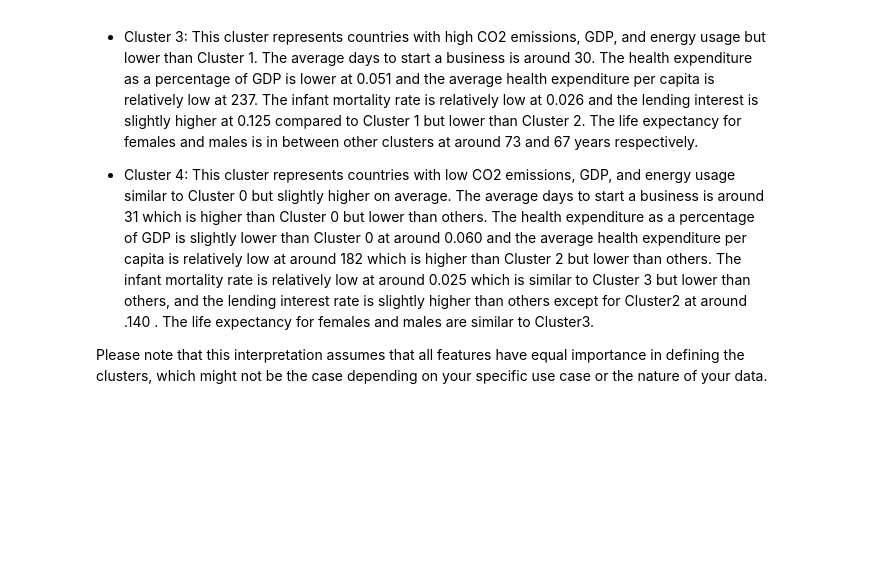
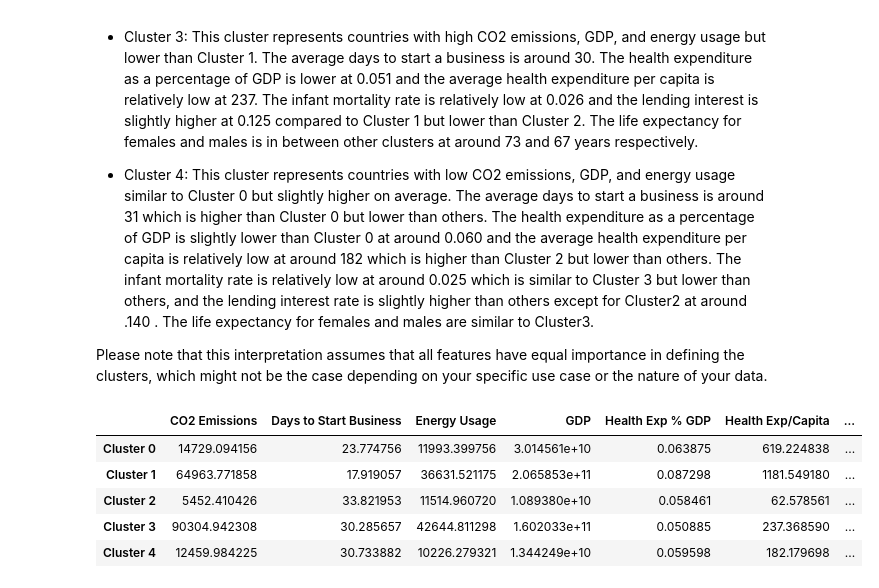
Before and after one commit to Syedshahidnazeer/P288_Group1_Clustering_Project_Excelr, a Jupyter notebook: Week_1/Standard.ipynb, the cells around one changed output. Saved outputs shown, nothing was run; the diff lists cells and outputs as text; code cells hidden in the pictures; blank space fills up the shorter version.

```diff
--- a/Week_1/Standard.ipynb
+++ b/Week_1/Standard.ipynb
@@ -234,3 +234,34 @@ The output you've shared shows the mean values of each feature for each cluster.
 - Cluster 4: This cluster represents countries with low CO2 emissions, GDP, and energy usage similar to Cluster 0 but slightly higher on average. The average days to start a business is around 31 which is higher than Cluster 0 but lower than others. The health expenditure as a percentage of GDP is slightly lower than Cluster 0 at around 0.060 and the average health expenditure per capita is relatively low at around 182 which is higher than Cluster 2 but lower than others. The infant mortality rate is relatively low at around 0.025 which is similar to Cluster 3 but lower than others, and the lending interest rate is slightly higher than others except for Cluster2 at around .140 . The life expectancy for females and males are similar to Cluster3.
 
 Please note that this interpretation assumes that all features have equal importance in defining the clusters, which might not be the case depending on your specific use case or the nature of your data.
+# %%
+import pandas as pd
+
+data = {
+    'CO2 Emissions': [14729.094156, 64963.771858, 5452.410426, 90304.942308, 12459.984225],
+    'Days to Start Business': [23.774756, 17.919057, 33.821953, 30.285657, 30.733882],
+    'Energy Usage': [11993.399756, 36631.521175, 11514.960720, 42644.811298, 10226.279321],
+    'GDP': [3.014561e+10, 2.065853e+11, 1.089380e+10, 1.602033e+11, 1.344249e+10],
+    'Health Exp % GDP': [0.063875, 0.087298, 0.058461, 0.050885, 0.059598],
+    'Health Exp/Capita': [619.224838, 1181.549180, 62.578561, 237.368590, 182.179698],
+    'Infant Mortality Rate': [0.011576, 0.005230, 0.072021, 0.026413, 0.025494],
+    'Lending Interest': [0.103356, 0.079167, 0.156601, 0.125415, 0.139813],
+    'Life Expectancy Female': [78.488636,82.174863 ,56.030837 ,73.006410 ,73.534979 ],
+    'Life Expectancy Male': [72.688312 ,76.721311 ,53.785609 ,67.227564 ,68.072702 ],
+    'Population <14': [0.,0.,0.,0.,0.,],
+    'Population >14': [1.,1.,1.,1.,1.,],
+    'Population Total': [1.,1.,1.,1.,1.,],
+    'Tourism Inbound': [1.,1.,1.,1.,1.,],
+    'Tourism Outbound': [1.,1.,1.,1.,1.,],
+    'Unemployment Rate': [0.,0.,0.,0.,0.,]
+}
+
+df = pd.DataFrame(data)
+df.index = ['Cluster {}'.format(i) for i in range(5)]
+# %% [output]
+|  | CO2 Emissions | Days to Start Business | Energy Usage | GDP | Health Exp % GDP | Health Exp/Capita | ... |
+| Cluster 0 | 14729.094156 | 23.774756 | 11993.399756 | 3.014561e+10 | 0.063875 | 619.224838 | ... |
+| Cluster 1 | 64963.771858 | 17.919057 | 36631.521175 | 2.065853e+11 | 0.087298 | 1181.549180 | ... |
+| Cluster 2 | 5452.410426 | 33.821953 | 11514.960720 | 1.089380e+10 | 0.058461 | 62.578561 | ... |
+| Cluster 3 | 90304.942308 | 30.285657 | 42644.811298 | 1.602033e+11 | 0.050885 | 237.368590 | ... |
+| Cluster 4 | 12459.984225 | 30.733882 | 10226.279321 | 1.344249e+10 | 0.059598 | 182.179698 | ... |
```
Also changed, not shown: 1 other file.
